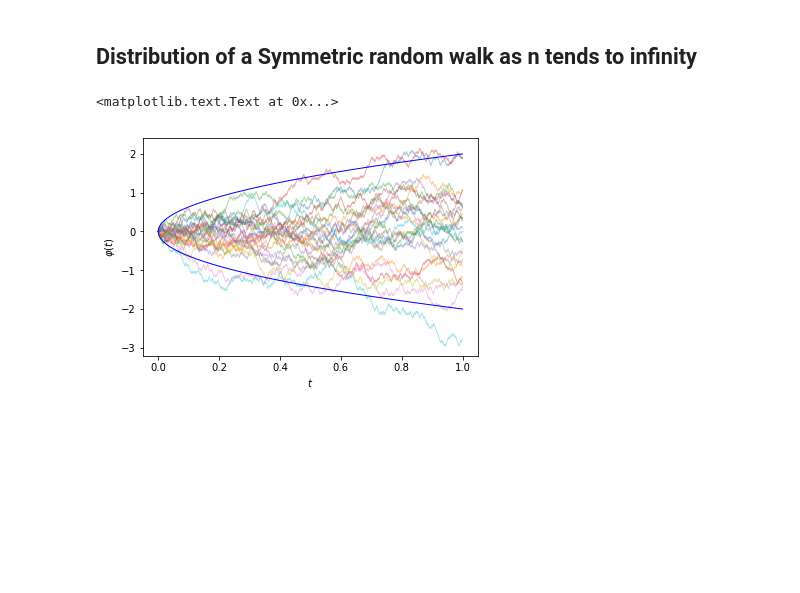
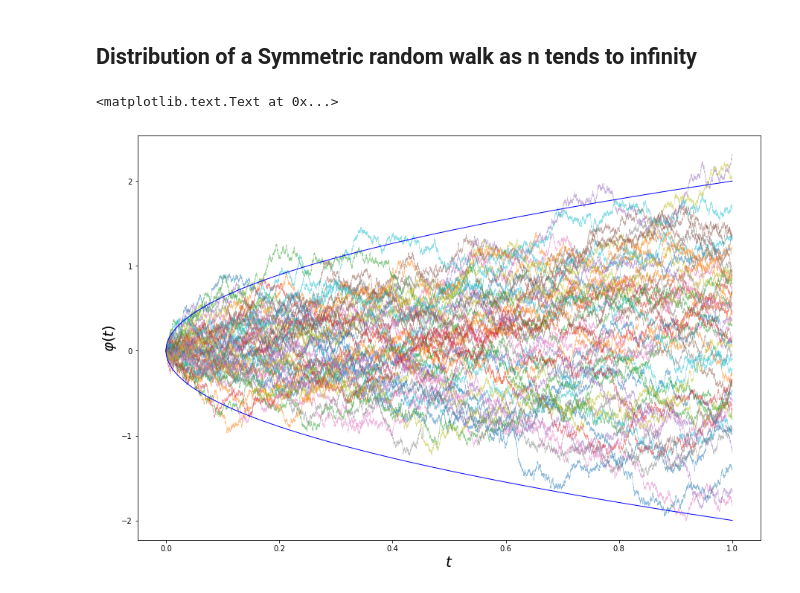
Before and after one commit to gerdm/TGMAFFIRO, a Jupyter notebook: notebooks/graphics.ipynb, the cells around one changed output. Drawn from its saved outputs; the diff is of its cells as text; code cells hidden in the pictures; blank space fills up the shorter version.

```diff
--- a/notebooks/graphics.ipynb
+++ b/notebooks/graphics.ipynb
@@ -95,16 +95,18 @@ Please add the following lines to your LaTeX preamble:
 # %%
 %matplotlib inline
 seed(1707)
-for i in range(25):
-    x = np.linspace(0, 1, 501)
-    wn = scaled_random_walk(500, 1)
-    plt.plot(x, wn, linewidth=1, alpha=0.4)
+partitions = 9000
+plt.figure(figsize=(15,10))
+for i in range(50):
+    x = np.linspace(0, 1, partitions+1)
+    wn = scaled_random_walk(partitions, 1)
+    plt.plot(x, wn, linewidth=0.5, alpha=0.5)
 
 plt.plot(x, 2*np.sqrt(x), color="blue", linewidth=1)
 plt.plot(x, -2*np.sqrt(x), color="blue", linewidth=1)
-plt.xlabel("$t$")
-plt.ylabel(r"$\varphi(t)$")
-#texsave("../images/standard_bw.tex")
+plt.xlabel("$t$", fontsize=20)
+plt.ylabel(r"$\varphi(t)$", fontsize=20)
+#plt.savefig("../images/bm.pdf")
 # %% [output]
 <matplotlib.text.Text at 0x...>
-[figure, old version]
+[figure, new version]
```
Also changed, not shown: 4 other files.
